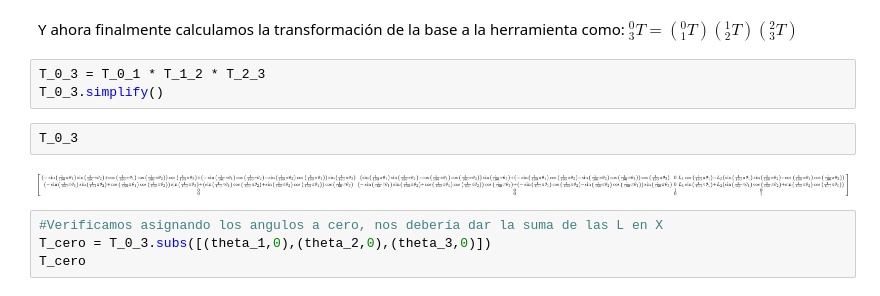
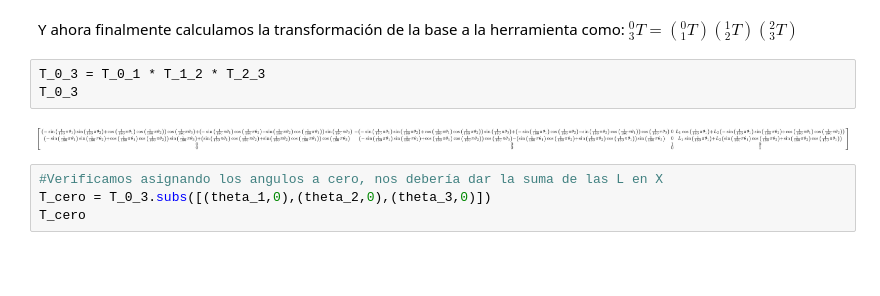
Before and after one commit to elsuizo/Control_de_robots_py, a Jupyter notebook: tp2.ipynb, the cells around one changed output. Cells and saved outputs as stored; diff of their text form; blank space fills up the shorter version.

```diff
--- a/tp2.ipynb
+++ b/tp2.ipynb
@@ -114,11 +118,9 @@ Y ahora finalmente calculamos la transformación de la base a la herramienta com
 $^{0}_{3} T = (^{0}_{1} T) (^{1}_{2} T) (^{2}_{3} T) $
 # %%
 T_0_3 = T_0_1 * T_1_2 * T_2_3
-T_0_3.simplify()
+T_0_3
+# %% [output]
+[figure, added]
-# %%
-T_0_3
-# %% [output]
-[figure, removed]
 # %%
 #Verificamos asignando los angulos a cero, nos debería dar la suma de las L en X
 T_cero = T_0_3.subs([(theta_1,0),(theta_2,0),(theta_3,0)])
```
Also changed, not shown: parts of 1 cell of this notebook.
